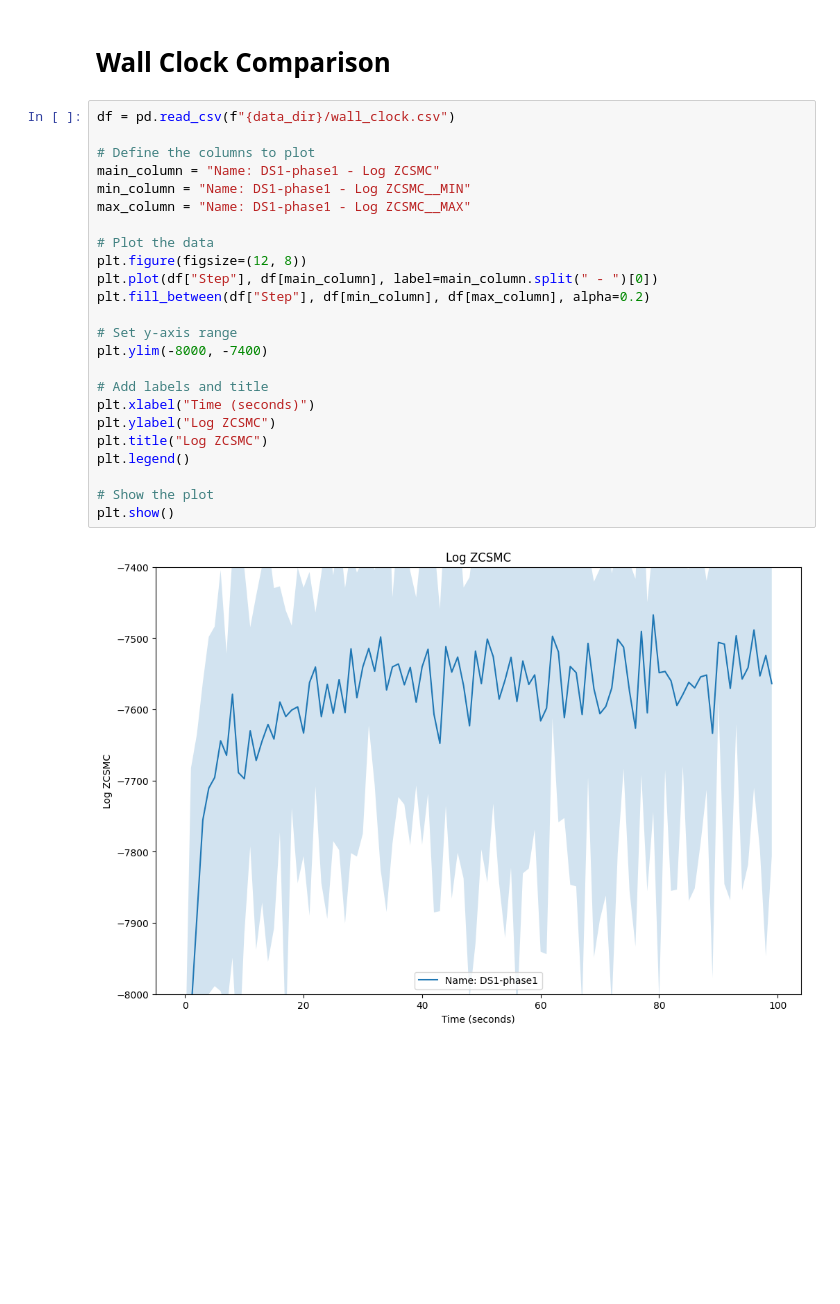
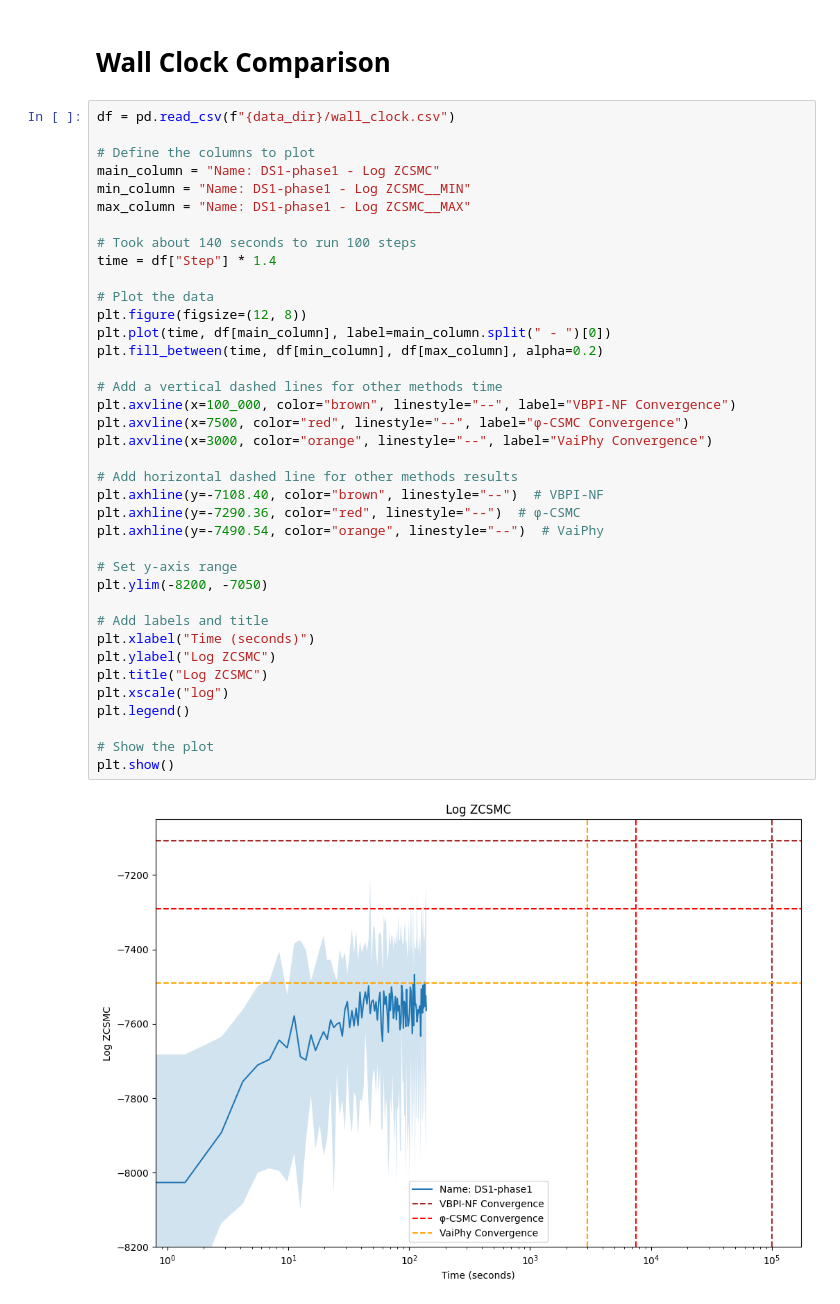
Before and after one commit to axchen7/vcsmc, a Jupyter notebook: iclr_figures/plots.ipynb, the cells around one changed output. Drawn from its saved outputs; the diff is of its cells as text; blank space fills up the shorter version.

Commit message:
Update wall clock plot

```diff
--- a/iclr_figures/plots.ipynb
+++ b/iclr_figures/plots.ipynb
@@ -113,26 +113,40 @@ plt.show()
 # %%
 df = pd.read_csv(f"{data_dir}/wall_clock.csv")
 
 # Define the columns to plot
 main_column = "Name: DS1-phase1 - Log ZCSMC"
 min_column = "Name: DS1-phase1 - Log ZCSMC__MIN"
 max_column = "Name: DS1-phase1 - Log ZCSMC__MAX"
 
+# Took about 140 seconds to run 100 steps
+time = df["Step"] * 1.4
+
 # Plot the data
 plt.figure(figsize=(12, 8))
-plt.plot(df["Step"], df[main_column], label=main_column.split(" - ")[0])
-plt.fill_between(df["Step"], df[min_column], df[max_column], alpha=0.2)
+plt.plot(time, df[main_column], label=main_column.split(" - ")[0])
+plt.fill_between(time, df[min_column], df[max_column], alpha=0.2)
+
+# Add a vertical dashed lines for other methods time
+plt.axvline(x=100_000, color="brown", linestyle="--", label="VBPI-NF Convergence")
+plt.axvline(x=7500, color="red", linestyle="--", label="φ-CSMC Convergence")
+plt.axvline(x=3000, color="orange", linestyle="--", label="VaiPhy Convergence")
+
+# Add horizontal dashed line for other methods results
+plt.axhline(y=-7108.40, color="brown", linestyle="--")  # VBPI-NF
+plt.axhline(y=-7290.36, color="red", linestyle="--")  # φ-CSMC
+plt.axhline(y=-7490.54, color="orange", linestyle="--")  # VaiPhy
 
 # Set y-axis range
-plt.ylim(-8000, -7400)
+plt.ylim(-8200, -7050)
 
 # Add labels and title
 plt.xlabel("Time (seconds)")
 plt.ylabel("Log ZCSMC")
 plt.title("Log ZCSMC")
+plt.xscale("log")
 plt.legend()
 
 # Show the plot
 plt.show()
 # %% [output]
-[figure, old version]
+[figure, new version]
```
